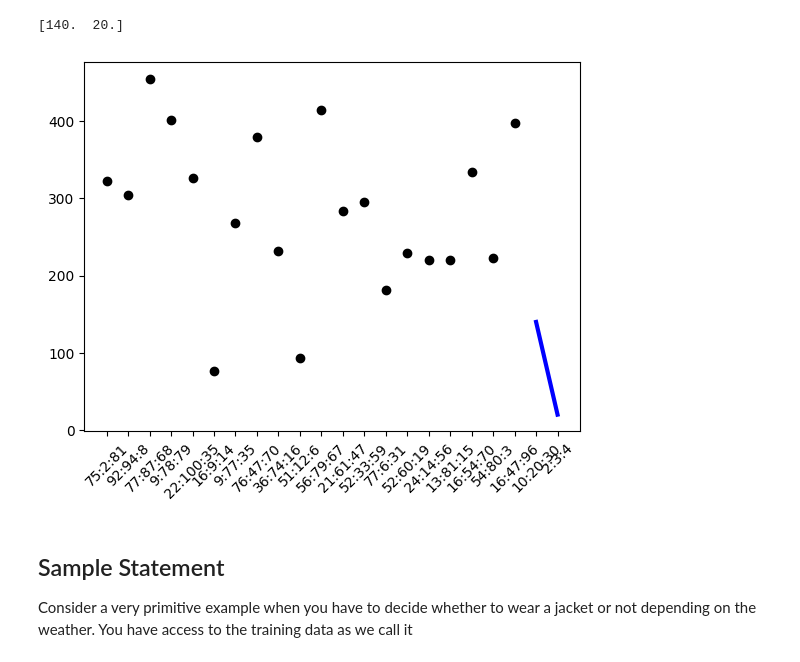
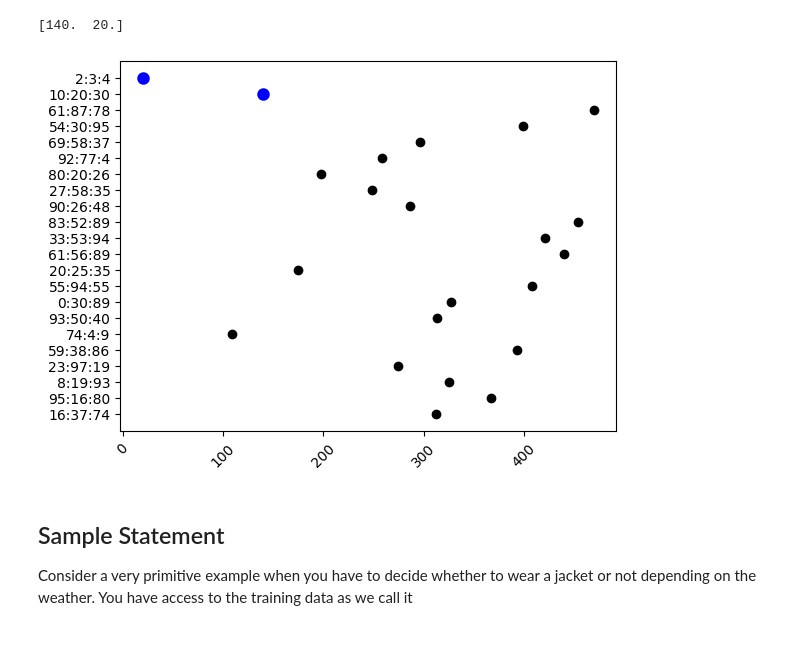
Before and after one commit to azhar22k/pyplay, a Jupyter notebook: 5.AI Model basics.ipynb, the cells around one changed output. Saved outputs shown, nothing was run; the diff lists cells and outputs as text; code cells hidden in the pictures.

```diff
--- a/5.AI Model basics.ipynb
+++ b/5.AI Model basics.ipynb
@@ -50,6 +57,8 @@ for i in range(TRAIN_SET_COUNT):
     op = a + (2*b) + (3*c)
     TRAIN_INPUT.append([a, b, c])
     TRAIN_OUTPUT.append(op)
+TRAIN_INPUT = np.asarray(TRAIN_INPUT)
+TRAIN_OUTPUT = np.asarray(TRAIN_OUTPUT)
 # %% [markdown]
 ### Train The Model
 We have the training set ready, so create a Linear Regression Model and pass it the training data.
@@ -66,35 +73,40 @@ X = [[10, 20, 30]]
 
 The outcome should be 10 + 20*2 + 30*3 = 140. Let’s see what we got…
 # %%
-TEST_INPUTS = [
+TEST_INPUTS = np.asarray([
     [10, 20, 30], # 10 + 2x20 + 3x30 = 140
     [2,3,4]       # 2 + 2x3 + 3x4    = 20
-]
-TEST_OUTCOMES = predictor.predict(X=TEST_INPUTS)
+])
+TEST_OUTCOMES = np.asarray(predictor.predict(X=TEST_INPUTS))
 
 print(TEST_OUTCOMES)
 # %% [output]
 [140.  20.]
 # %%
 # lets plot it
-import matplotlib.pyplot as plt
+TRAINING_SET = pd.DataFrame({
+    "Training Input": np.asarray(list(map(lambda x: ":".join(str(v) for v in x), TRAIN_INPUT))),
+    "Training Output": TRAIN_OUTPUT
+})
 
 fig, ax = plt.subplots()
 
 for tick in ax.get_xticklabels():
     tick.set_rotation(45)
 
-plt.scatter(
+ax.scatter(
+    TRAIN_OUTPUT,
     list(map(lambda x: ":".join(str(value) for value in x), TRAIN_INPUT)),
-    TRAIN_OUTPUT, color="black")
+    color="black")
 
-plt.plot(
+ax.scatter(
+    TEST_OUTCOMES,
     list(map(lambda x: ":".join(str(value) for value in x), TEST_INPUTS)),
-    TEST_OUTCOMES, color="blue", linewidth=3)
+    color="blue", linewidth=3)
 
 plt.show()
 # %% [output]
-[figure, old version]
+[figure, new version]
 # %% [markdown]
 ## Sample Statement
 Consider a very primitive example when you have to decide whether to wear a jacket or not depending on the weather. You have access to the training data as we call it
```
Also changed, not shown: parts of 5 cells of this notebook.
